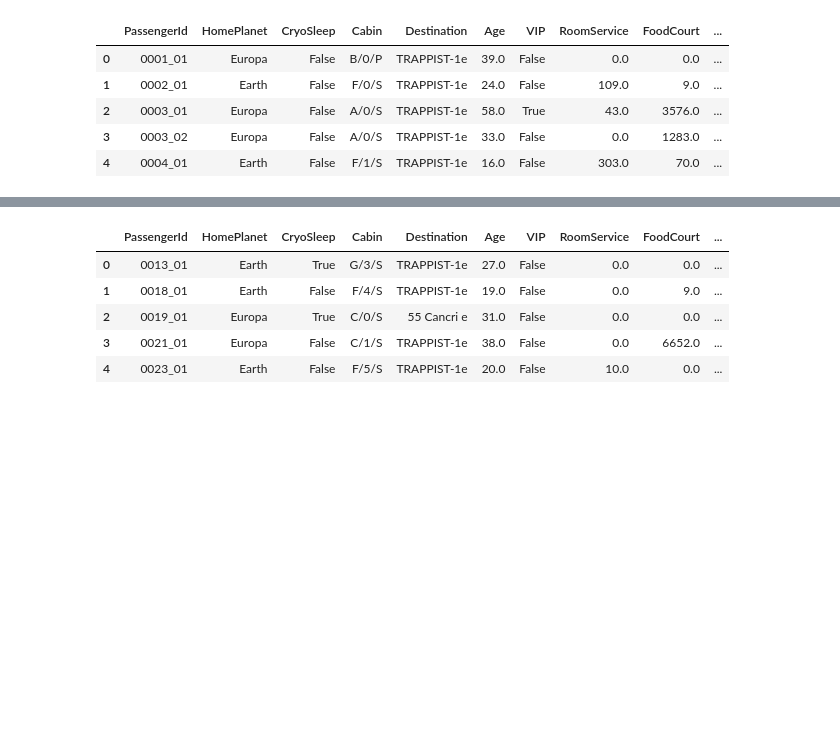
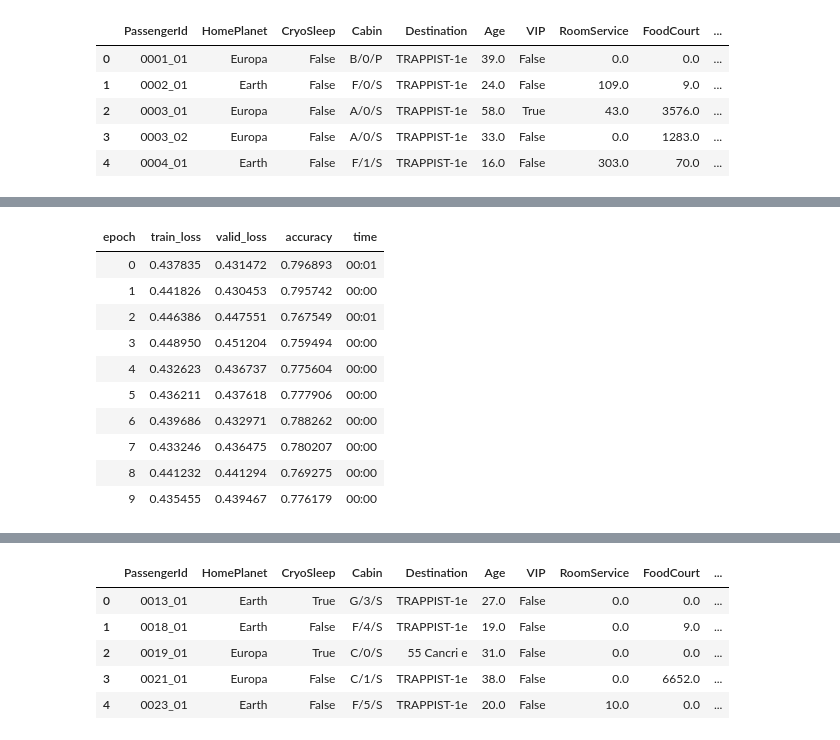
Before and after one commit to HAL22/Kaggle-Competitions, a Jupyter notebook: Spaceship_Titanic.ipynb, the cells around one changed output, grey strips where cells are left out. Drawn from its saved outputs; the diff is of its cells as text; code cells hidden in the pictures; blank space fills up the shorter version.

```diff
--- a/Spaceship_Titanic.ipynb
+++ b/Spaceship_Titanic.ipynb
@@ -76,3 +84,17 @@ model.fit_one_cycle(3)
+# %%
+model.fit_one_cycle(10,0.40e-03)
+# %% [output]
+| epoch | train_loss | valid_loss | accuracy | time |
+| 0 | 0.437835 | 0.431472 | 0.796893 | 00:01 |
+| 1 | 0.441826 | 0.430453 | 0.795742 | 00:00 |
+| 2 | 0.446386 | 0.447551 | 0.767549 | 00:01 |
+| 3 | 0.448950 | 0.451204 | 0.759494 | 00:00 |
+| 4 | 0.432623 | 0.436737 | 0.775604 | 00:00 |
+| 5 | 0.436211 | 0.437618 | 0.777906 | 00:00 |
+| 6 | 0.439686 | 0.432971 | 0.788262 | 00:00 |
+| 7 | 0.433246 | 0.436475 | 0.780207 | 00:00 |
+| 8 | 0.441232 | 0.441294 | 0.769275 | 00:00 |
+| 9 | 0.435455 | 0.439467 | 0.776179 | 00:00 |
 # %%
 model.show_results()
 # %% [output]
```
Also changed, not shown: parts of 18 cells of this notebook.
